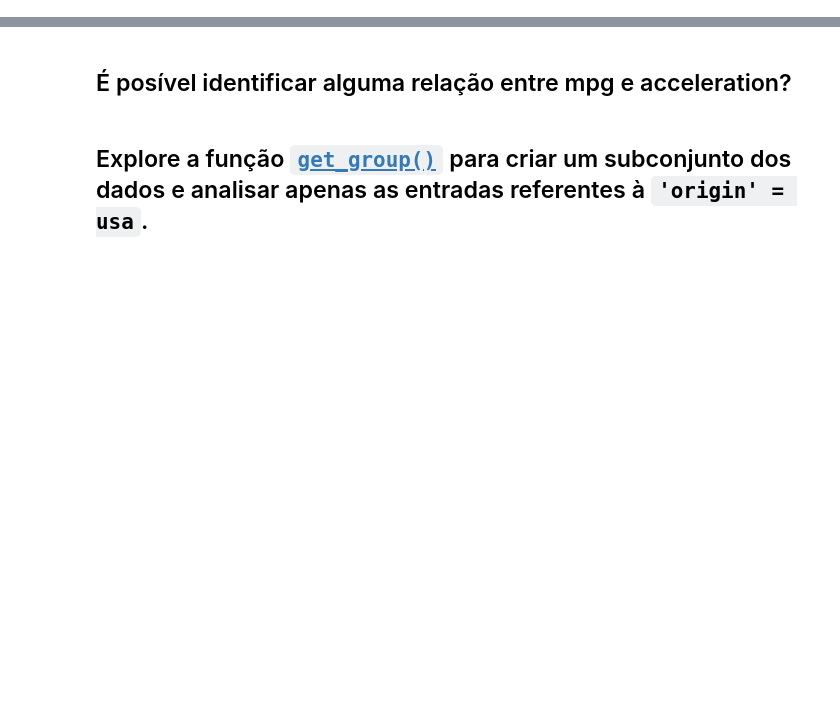
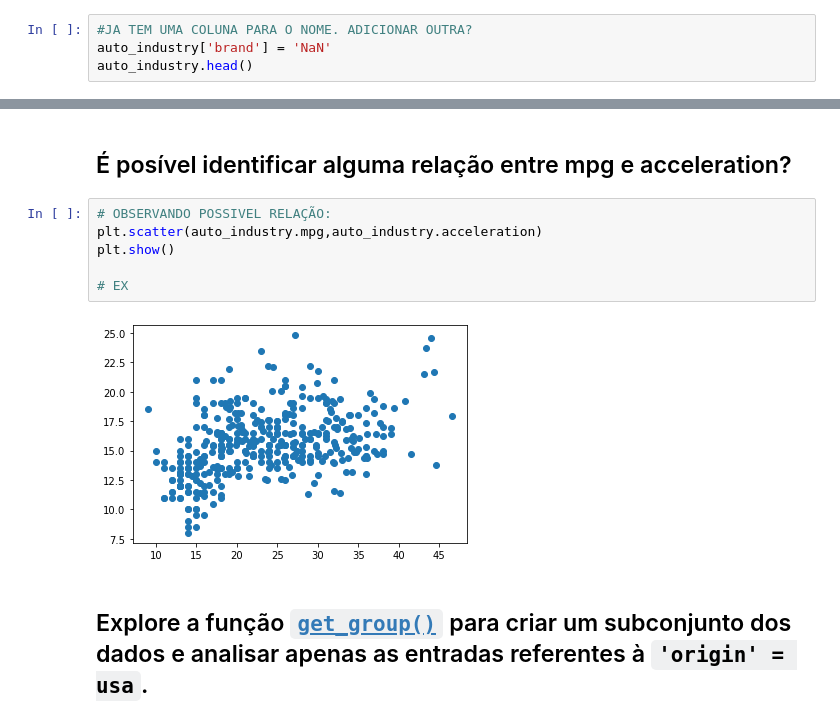
Before and after one commit to taispin/DataScience-DH, a Jupyter notebook: Desafio_0/DSTN02_DESAFIO.ipynb, the cells around one changed output, grey strips where cells are left out. Saved outputs shown, nothing was run; the diff lists cells and outputs as text; blank space fills up the shorter version.

```diff
--- a/Desafio_0/DSTN02_DESAFIO.ipynb
+++ b/Desafio_0/DSTN02_DESAFIO.ipynb
@@ -129,2 +135,6 @@ dtype: int64
 # %% [markdown]
 ## Crie uma coluna para a marca do veículo e outra para o nome
+# %%
+#JA TEM UMA COLUNA PARA O NOME. ADICIONAR OUTRA?
+auto_industry['brand'] = 'NaN'
+auto_industry.head()
@@ -131,5 +148,13 @@ dtype: int64
 # %% [markdown]
 ## É posível identificar alguma relação entre mpg e acceleration?
+# %%
+# OBSERVANDO POSSIVEL RELAÇÃO:
+plt.scatter(auto_industry.mpg,auto_industry.acceleration)
+plt.show()
+
+# EX
+# %% [output]
+[figure, added]
 # %% [markdown]
 ## Explore a função [`get_group()`](https://pandas.pydata.org/pandas-docs/stable/reference/api/pandas.core.groupby.GroupBy.get_group.html) para criar um subconjunto dos dados e analisar apenas as entradas referentes à `'origin' = usa`.
 # %% [markdown]
```
Also changed, not shown: parts of 3 cells of this notebook.
